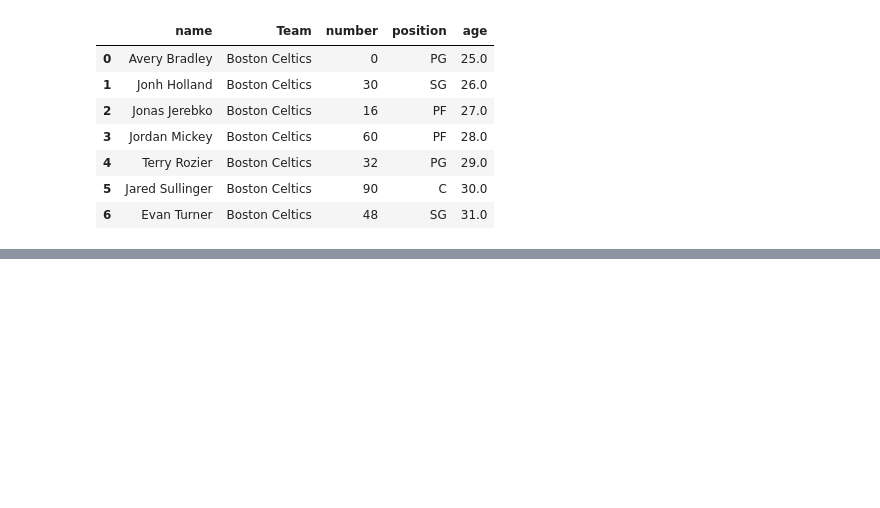
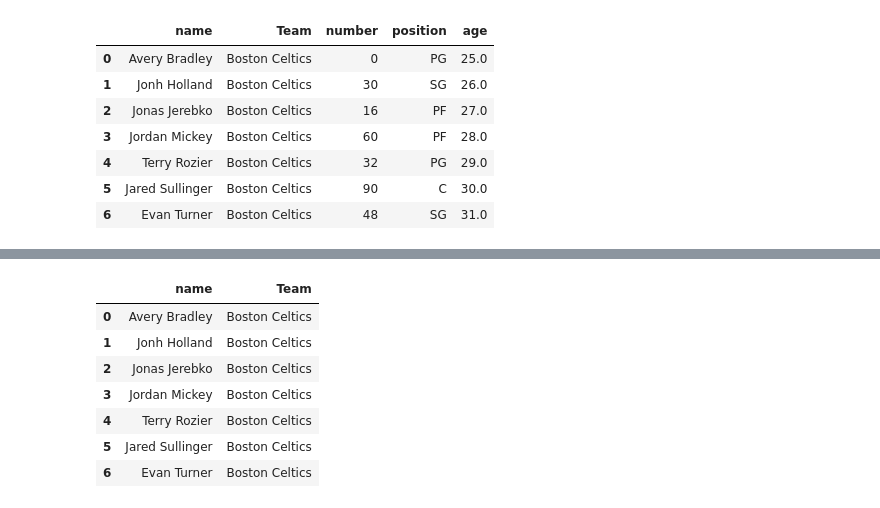
Before and after one commit to MarinhoDevTi/inteligenciaArtificial, a Jupyter notebook: praticAula02.ipynb, the cells around one changed output, grey strips where cells are left out. Saved outputs shown, nothing was run; the diff lists cells and outputs as text; code cells hidden in the pictures; blank space fills up the shorter version.

```diff
--- a/praticAula02.ipynb
+++ b/praticAula02.ipynb
@@ -35,0 +35,11 @@ df.loc[[0,2,4]]
+# %%
+df[["name", "Team"]]
+# %% [output]
+|  | name | Team |
+| 0 | Avery Bradley | Boston Celtics |
+| 1 | Jonh Holland | Boston Celtics |
+| 2 | Jonas Jerebko | Boston Celtics |
+| 3 | Jordan Mickey | Boston Celtics |
+| 4 | Terry Rozier | Boston Celtics |
+| 5 | Jared Sullinger | Boston Celtics |
+| 6 | Evan Turner | Boston Celtics |
```
Also changed, not shown: parts of 4 cells of this notebook.
